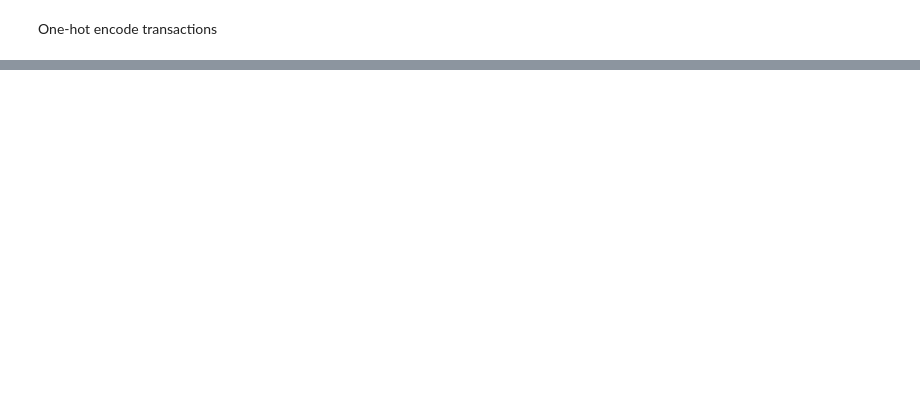
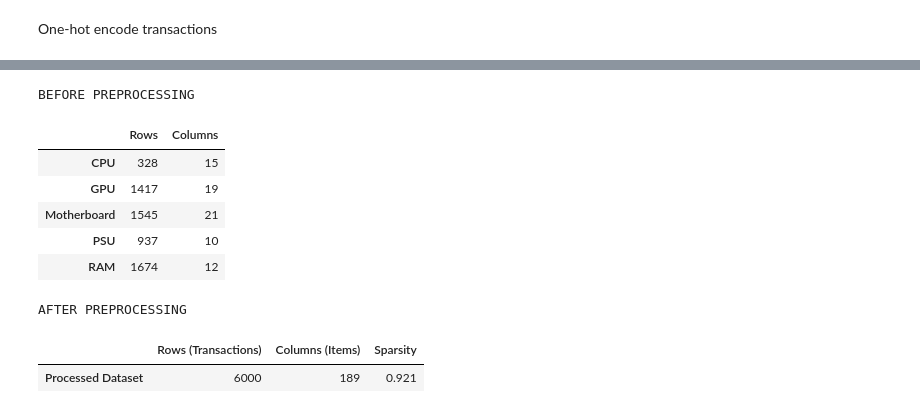
Before and after one commit to Aeonalyxx/CSC172-AssociationMining-Gumisad, a Jupyter notebook: data/Preprocessing.ipynb, the cells around one changed output, grey strips where cells are left out. Cells and saved outputs as stored; diff of their text form; code cells hidden in the pictures; blank space fills up the shorter version.

```diff
--- a/data/Preprocessing.ipynb
+++ b/data/Preprocessing.ipynb
@@ -320,0 +346,54 @@ Passing `palette` without assigning `hue` is deprecated and will be removed in v
+# %%
+import pandas as pd
+
+cpu_raw = pd.read_csv("raw/cpu.csv")
+gpu_raw = pd.read_csv("raw/gpu.csv")
+mb_raw  = pd.read_csv("raw/mb.csv")
+psu_raw = pd.read_csv("raw/psu.csv")
+ram_raw = pd.read_csv("raw/ram.csv")
+
+processed_df = pd.read_csv("processed_data.csv")
+
+# BEFORE stats
+before_stats = pd.DataFrame({
+    "Rows": [
+        cpu_raw.shape[0],
+        gpu_raw.shape[0],
+        mb_raw.shape[0],
+        psu_raw.shape[0],
+        ram_raw.shape[0]
+    ],
+    "Columns": [
+        cpu_raw.shape[1],
+        gpu_raw.shape[1],
+        mb_raw.shape[1],
+        psu_raw.shape[1],
+        ram_raw.shape[1]
+    ]
+}, index=["CPU", "GPU", "Motherboard", "PSU", "RAM"])
+
+# AFTER stats
+after_stats = pd.DataFrame({
+    "Rows (Transactions)": [processed_df.shape[0]],
+    "Columns (Items)": [processed_df.shape[1]],
+    "Sparsity": [
+        round(1 - processed_df.sum().sum() / (processed_df.shape[0] * processed_df.shape[1]), 3)
+    ]
+}, index=["Processed Dataset"])
+
+print("BEFORE PREPROCESSING")
+display(before_stats)
+
+print("\nAFTER PREPROCESSING")
+display(after_stats)
+# %% [output]
+BEFORE PREPROCESSING
+|  | Rows | Columns |
+| CPU | 328 | 15 |
+| GPU | 1417 | 19 |
+| Motherboard | 1545 | 21 |
+| PSU | 937 | 10 |
+| RAM | 1674 | 12 |
+AFTER PREPROCESSING
+|  | Rows (Transactions) | Columns (Items) | Sparsity |
+| Processed Dataset | 6000 | 189 | 0.921 |
```
Also changed, not shown: parts of 30 cells of this notebook, 29 other files.
